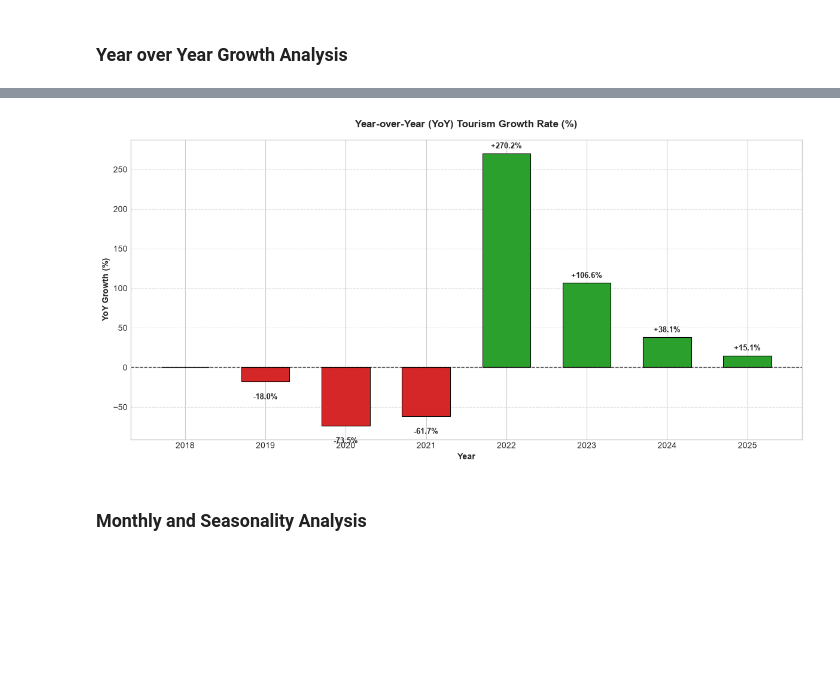
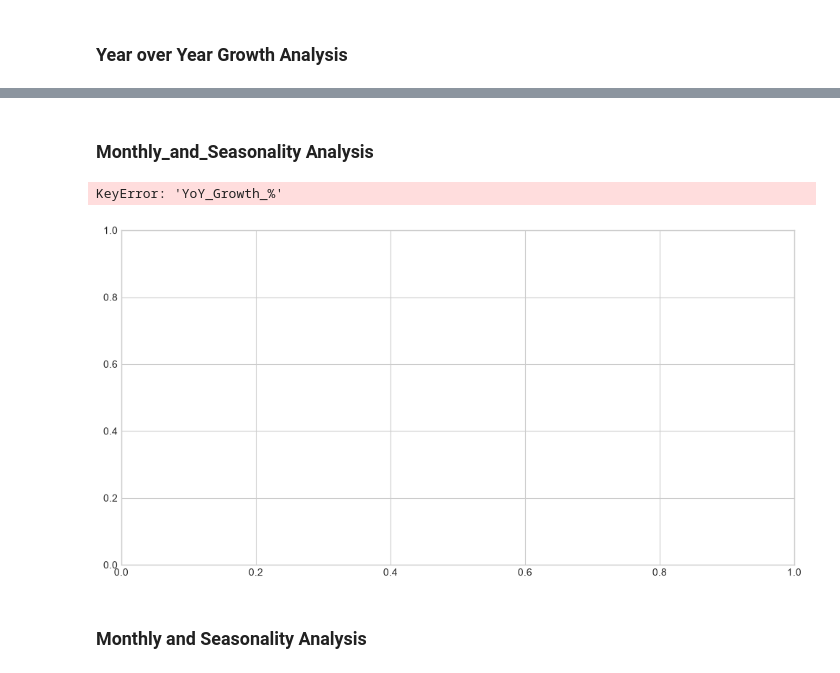
Before and after one commit to HimashMadushanka/Sri-Lanka-Tourism-Intelligence, a Jupyter notebook: notebooks/04_Overall_Tourism_Performance.ipynb, the cells around one changed output, grey strips where cells are left out. Drawn from its saved outputs; the diff is of its cells as text; code cells hidden in the pictures; blank space fills up the shorter version.

```diff
--- a/notebooks/04_Overall_Tourism_Performance.ipynb
+++ b/notebooks/04_Overall_Tourism_Performance.ipynb
@@ -2,30 +2,8 @@
 ### Import Library and data
 # %%
 import pandas as pd
-import numpy as np
 import matplotlib.pyplot as plt
-import seaborn as sns
-import matplotlib.ticker as ticker
-import os
-
-# Set global visual style for professional portfolio presentation
-plt.style.use("seaborn-v0_8-whitegrid" if "seaborn-v0_8-whitegrid" in plt.style.available else "default")
-plt.rcParams["font.family"] = "sans-serif"
-plt.rcParams["font.size"] = 10
-plt.rcParams["axes.titlesize"] = 12
-plt.rcParams["axes.titleweight"] = "bold"
-
-os.makedirs("../outputs/figures", exist_ok=True)
-os.makedirs("../outputs/tables", exist_ok=True)
 
 df = pd.read_csv(
     "../data/processed/tourism_arrivals_clean.csv"
 )
-
-yearly = (
-    df.groupby("Year")["Tourist_Arrivals"]
-    .sum()
-    .reset_index()
-)
-
-yearly
@@ -115,7 +130,9 @@ yearly
+# %% [markdown]
+### Monthly_and_Seasonality Analysis
 # %%
 fig, ax = plt.subplots(figsize=(12, 6))
 
-colors = ["#2ca02c" if val >= 0 else "#d62728" for val in yearly["YoY_Growth_%"].fillna(0)]
+
 
 bars = ax.bar(
     yearly["Year"].astype(str),
@@ -126,34 +143,35 @@ bars = ax.bar(
     linewidth=0.8
 )
 
 ax.axhline(0, color="black", linestyle="--", linewidth=1, alpha=0.7)
 
 # Data labels on bars
 for bar in bars:
     height = bar.get_height()
     va = "bottom" if height >= 0 else "top"
     offset = 4 if height >= 0 else -14
     if not np.isnan(height) and height != 0:
         ax.annotate(
             f"{height:+.1f}%",
             (bar.get_x() + bar.get_width() / 2, height),
             xytext=(0, offset),
             textcoords="offset points",
             ha="center",
             va=va,
             fontsize=9.5,
             fontweight="bold"
         )
 
 ax.set_title("Year-over-Year (YoY) Tourism Growth Rate (%)", pad=15)
 ax.set_xlabel("Year", fontweight="bold")
 ax.set_ylabel("YoY Growth (%)", fontweight="bold")
 ax.grid(True, linestyle="--", alpha=0.5, axis="y")
 
 plt.tight_layout()
 plt.show()
 # %% [output]
+KeyError: 'YoY_Growth_%'
-[figure, old version]
+[figure, new version]
 # %% [markdown]
 ### Monthly and Seasonality Analysis
 # %%
```
Also changed, not shown: parts of 41 cells of this notebook, 9 other files.
